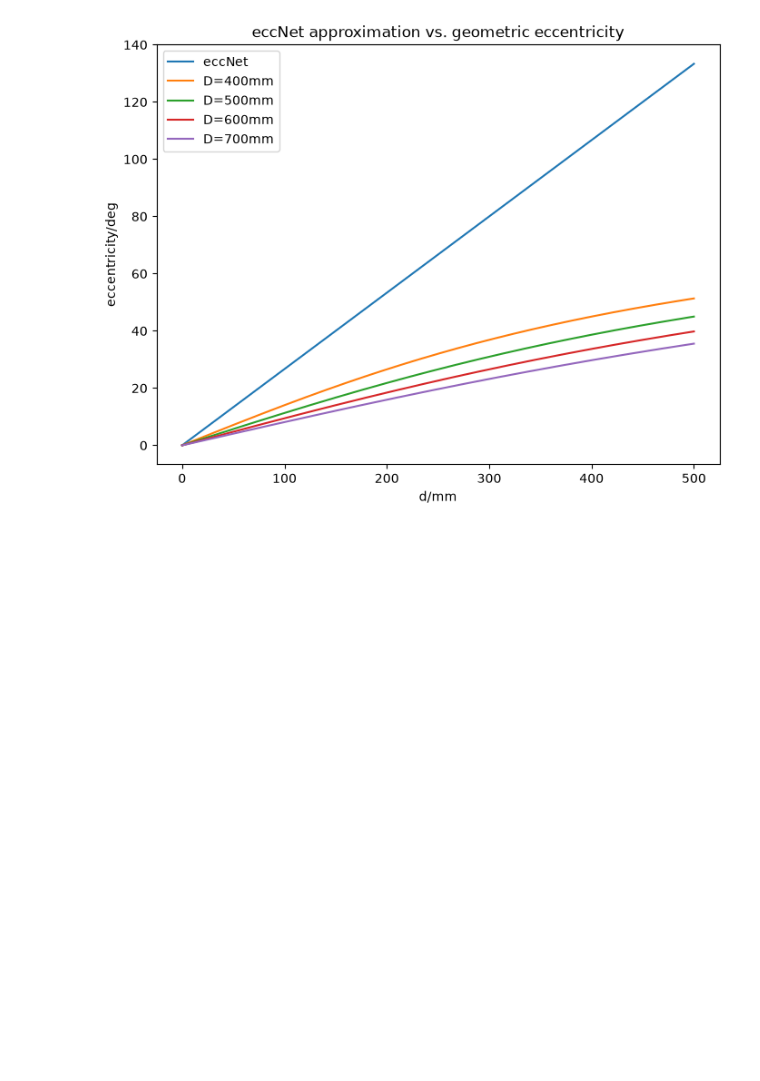
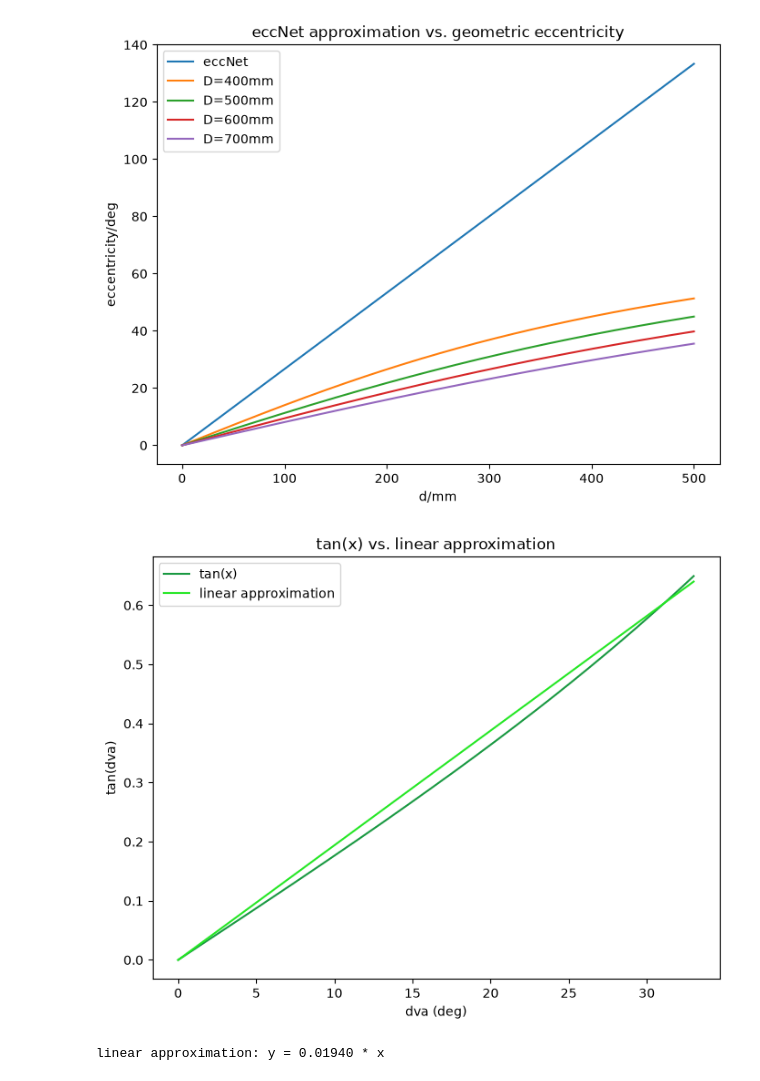
Before and after one commit to NadineHohenzollern/InvariantSearch, a Jupyter notebook: notebooks/model_vs_macaque_rf_size.ipynb, the cells around one changed output. Cells and saved outputs as stored; diff of their text form; code cells hidden in the pictures; blank space fills up the shorter version.

```diff
--- a/notebooks/model_vs_macaque_rf_size.ipynb
+++ b/notebooks/model_vs_macaque_rf_size.ipynb
@@ -315,3 +321,27 @@ ax.legend()
 plt.show()
 # %% [output]
 [figure]
+# %%
+# tan(x) over dva = 0..33 deg vs. linear approximation
+dva = np.linspace(0, 33, 330)
+tan_dva = np.tan(np.radians(dva))
+
+slope, intercept = np.polyfit(dva, tan_dva, 1)
+linear_approx = slope * dva #+ intercept
+
+fig, ax = plt.subplots(figsize=(8, 6))
+ax.plot(dva, tan_dva, color=blue_shades[0], label="tan(x)")
+ax.plot(dva, linear_approx, color=red_shades[0], label="linear approximation")
+
+ax.set_xlabel("dva (deg)")
+ax.set_ylabel("tan(dva)")
+ax.set_title("tan(x) vs. linear approximation")
+ax.legend()
+
+plt.show()
+
+# print(f"linear approximation: y = {slope:.5f} * x + {intercept:.5f}")
+print(f"linear approximation: y = {slope:.5f} * x")
+# %% [output]
+[figure, added]
+linear approximation: y = 0.01940 * x
```
Also changed, not shown: parts of 2 cells of this notebook, 3 other files.
